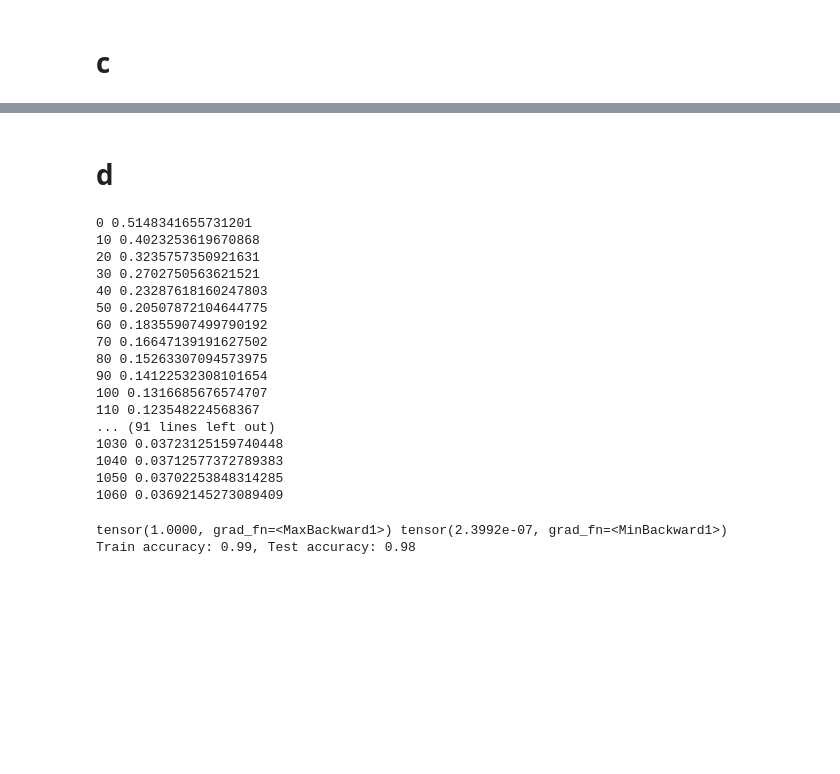
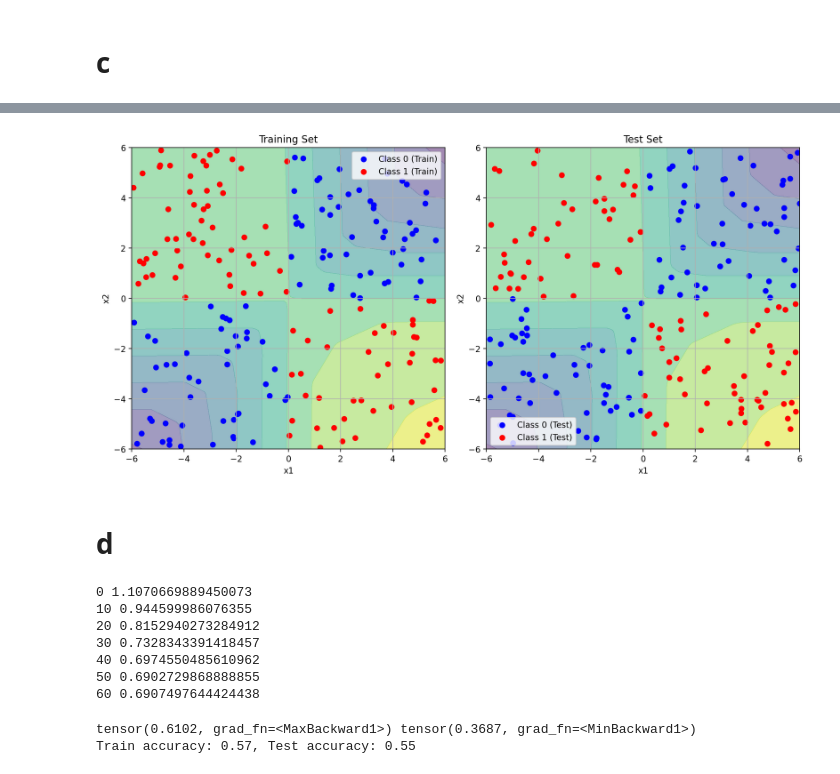
Before and after one commit to AbhayVG/ES-335-Assignment-3, a Jupyter notebook: Q_2.ipynb, the cells around one changed output, grey strips where cells are left out. Saved outputs shown, nothing was run; the diff lists cells and outputs as text; code cells hidden in the pictures; blank space fills up the shorter version.

```diff
--- a/Q_2.ipynb
+++ b/Q_2.ipynb
@@ -208,7 +270,7 @@ def accuracy(predicted,true_labels):
 # %%
 torch.manual_seed(1)
 model_to_learn_l2 = MLP(2,4,1)
-learned_model_l2 = train_model_with_l2_reg(model_to_learn_l2, nn.BCEWithLogitsLoss(), optim.SGD(model_to_learn_l2.parameters(), lr=0.01), X_train, targets_train, 1000, 20, 0.01)
-a3 = accuracy(learned_model_l2.forward(torch.tensor(X_test, dtype=torch.float32)), targets_test)
+learned_model_l2 = train_model_with_l2_reg(model_to_learn_l2, nn.BCEWithLogitsLoss(), optim.SGD(model_to_learn_l2.parameters(), lr=0.01), concatenated_x_train, targets_train, 1000, 20, 0.01)
+a3 = accuracy(learned_model_l2.forward(torch.tensor(concatenated_x_test, dtype=torch.float32)), targets_test)
 print(f'Accuracy on the testing set: {a3*100:.2f} %')
 # %% [output]
@@ -226,3 +288,7 @@ Accuracy on the testing set: 98.00 %
+# %%
+plot_decision_surface(learned_model_l2, concatenated_x_train, y_train, concatenated_x_test, y_test, s=100)
+# %% [output]
+[figure, added]
 # %% [markdown]
 # d
 # %%
@@ -244,7 +310,7 @@ prev_loss = 1e8
 i = 0
 while not converged:
     opt1.zero_grad()
-    logits = model1(torch.tensor(X_train, dtype=torch.float32))
+    logits = model1(torch.tensor(concatenated_x_train, dtype=torch.float32))
     loss = nn.BCEWithLogitsLoss()(logits, targets_train)
     loss.backward()
     opt1.step()
@@ -255,26 +321,16 @@ while not converged:
     prev_loss = loss.item()
     i = i + 1
 # %% [output]
-0 0.5148341655731201
-10 0.4023253619670868
-20 0.3235757350921631
-30 0.2702750563621521
-40 0.23287618160247803
-50 0.20507872104644775
-60 0.18355907499790192
-70 0.16647139191627502
-80 0.15263307094573975
-90 0.14122532308101654
-100 0.1316685676574707
-110 0.123548224568367
-... (91 lines left out)
-1030 0.03723125159740448
-1040 0.03712577372789383
-1050 0.03702253848314285
-1060 0.03692145273089409
+0 1.1070669889450073
+10 0.944599986076355
+20 0.8152940273284912
+30 0.7328343391418457
+40 0.6974550485610962
+50 0.6902729868888855
+60 0.6907497644424438
 # %%
-prediction_train = model1(torch.tensor(X_train, dtype=torch.float32))
-prediction_test = model1(torch.tensor(X_test, dtype=torch.float32))
+prediction_train = model1(torch.tensor(concatenated_x_train, dtype=torch.float32))
+prediction_test = model1(torch.tensor(concatenated_x_test, dtype=torch.float32))
 probs_train = torch.sigmoid(prediction_train)
 print(probs_train.max(), probs_train.min())
 probs_test = torch.sigmoid(prediction_test)
@@ -284,5 +340,5 @@ train_accuracy = (y_pred_train == targets_train).sum().item() / len(targets_test
 test_accuracy = (y_pred_test == targets_test).sum().item() / len(targets_test)
 print(f'Train accuracy: {train_accuracy:.2f}, Test accuracy: {test_accuracy:.2f}')
 # %% [output]
-tensor(1.0000, grad_fn=<MaxBackward1>) tensor(2.3992e-07, grad_fn=<MinBackward1>)
-Train accuracy: 0.99, Test accuracy: 0.98
+tensor(0.6102, grad_fn=<MaxBackward1>) tensor(0.3687, grad_fn=<MinBackward1>)
+Train accuracy: 0.57, Test accuracy: 0.55
```
Also changed, not shown: parts of 27 cells of this notebook.
